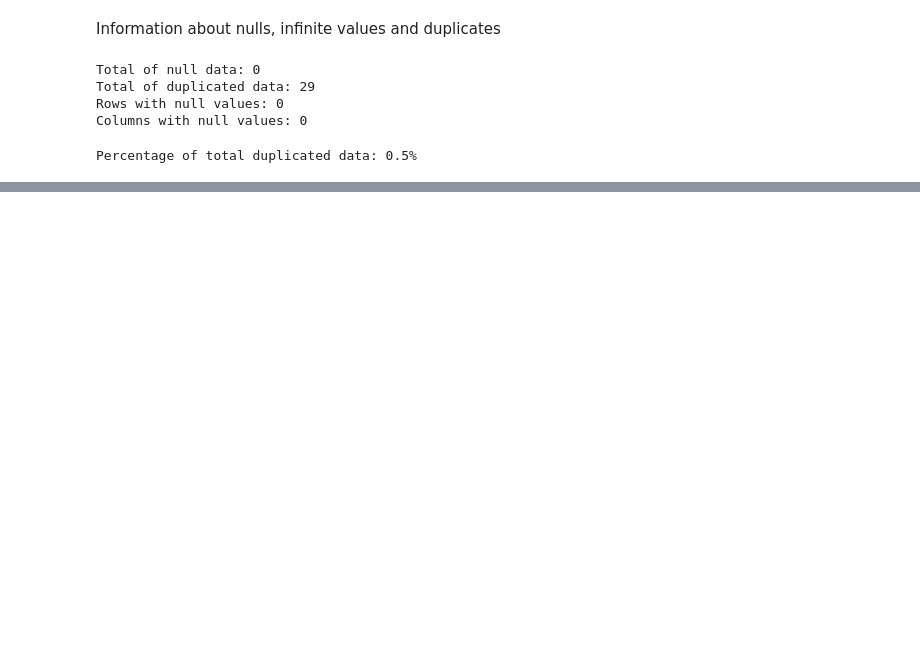
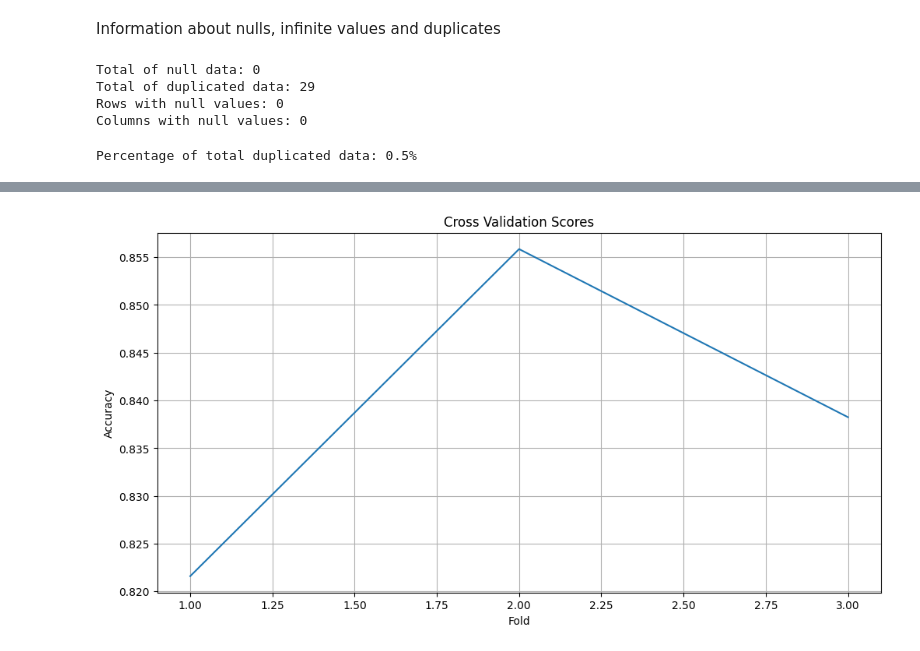
Before and after one commit to estivengrx/CognoRise_Infotech, a Jupyter notebook: notebooks/task2_fake-news-prediction/fake-news-prediction.ipynb, the cells around one changed output, grey strips where cells are left out. Cells and saved outputs as stored; diff of their text form; code cells hidden in the pictures; blank space fills up the shorter version.

```diff
--- a/notebooks/task2_fake-news-prediction/fake-news-prediction.ipynb
+++ b/notebooks/task2_fake-news-prediction/fake-news-prediction.ipynb
@@ -112,0 +210,93 @@ Percentage of total duplicated data: 0.5%
+# %%
+# Split the dataset into features (X) and target variable (y)
+X = df.drop('label', axis=1)
+y = df['label']
+
+# Split the dataset into training and testing sets
+X_train, X_test, y_train, y_test = train_test_split(X, y, test_size=0.3, random_state=42)
+# %%
+from sklearn.model_selection import GridSearchCV, cross_val_score
+from sklearn.metrics import make_scorer, accuracy_score
+from sklearn.metrics import classification_report
+from sklearn.preprocessing import RobustScaler
+from sklearn.feature_extraction.text import TfidfVectorizer
+from sklearn.pipeline import FeatureUnion, Pipeline, FunctionTransformer
+from sklearn.ensemble import RandomForestClassifier
+from sklearn.model_selection import train_test_split
+import matplotlib.pyplot as plt
+
+# Define function to select text columns
+def get_text_data(df):
+    return df['cleaned_text']
+
+# Define function to select numerical columns
+def get_numeric_data(df):
+    return df.drop(['cleaned_text'], axis=1)
+
+# Define preprocessing steps
+text_features = Pipeline([
+    ('selector', FunctionTransformer(get_text_data, validate=False)),
+    ('vectorizer', TfidfVectorizer())
+])
+
+numeric_features = Pipeline([
+    ('selector', FunctionTransformer(get_numeric_data, validate=False)),
+    ('scaler', RobustScaler())
+])
+
+# Combine text and numeric processing steps
+preprocess = FeatureUnion(transformer_list=[
+    ('text_features', text_features),
+    ('numeric_features', numeric_features)
+])
+
+# Define model
+model = RandomForestClassifier()
+
+# Create pipeline
+pipeline = Pipeline([
+    ('preprocess', preprocess),
+    ('classifier', model)
+])
+
+# Split data into training and testing sets
+X_train, X_test, y_train, y_test = train_test_split(X, y, test_size=0.3, random_state=42)
+
+# Define hyperparameters to tune
+param_grid = {
+    'classifier__n_estimators': [100, 200, 300],
+    'classifier__max_depth': [1, 5, 10],
+    }
+
+# Define scorer
+scorer = make_scorer(accuracy_score)
+
+# Create GridSearchCV object
+grid = GridSearchCV(pipeline, param_grid, scoring=scorer, cv=3)
+
+# Fit and tune model
+grid.fit(X_train, y_train)
+
+# Get best parameters
+best_params = grid.best_params_
+print(f"Best parameters: {best_params}")
+
+# Get cross validation scores
+cv_scores = cross_val_score(grid, X, y, cv=3)
+
+# Print cross validation scores
+print(f"Cross validation scores: {cv_scores}")
+
+# Plot cross validation scores
+plt.figure(figsize=(12, 6))
+plt.plot(range(1, 4), cv_scores)
+plt.title('Cross Validation Scores')
+plt.xlabel('Fold')
+plt.ylabel('Accuracy')
+plt.grid(True)
+plt.show()
+
+# Evaluate model
+predictions = grid.predict(X_test)
+print(classification_report(y_test, predictions))
+# %% [output]
@@ -112,0 +305 @@ Percentage of total duplicated data: 0.5%
+[figure, added]
```
Also changed, not shown: parts of 16 cells of this notebook, 1 other file.
